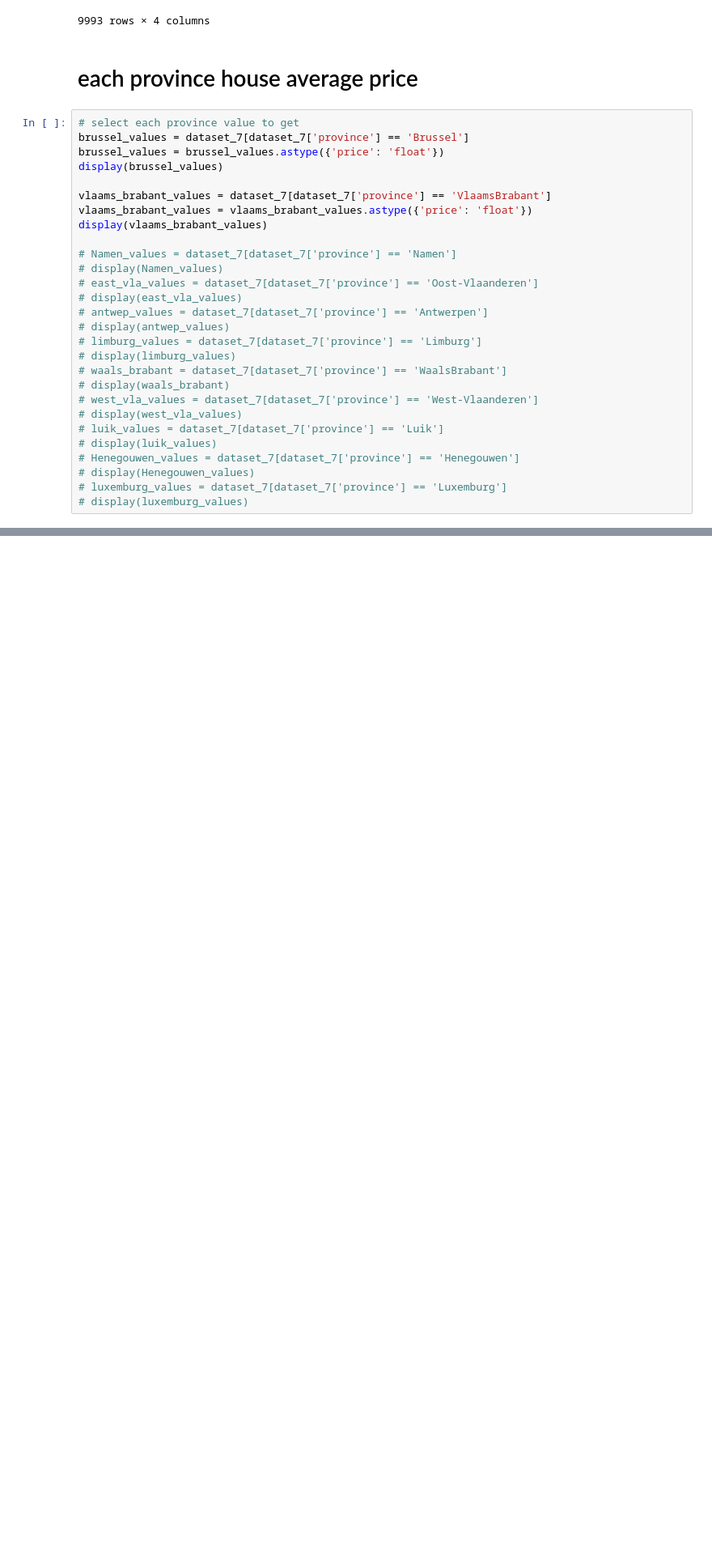
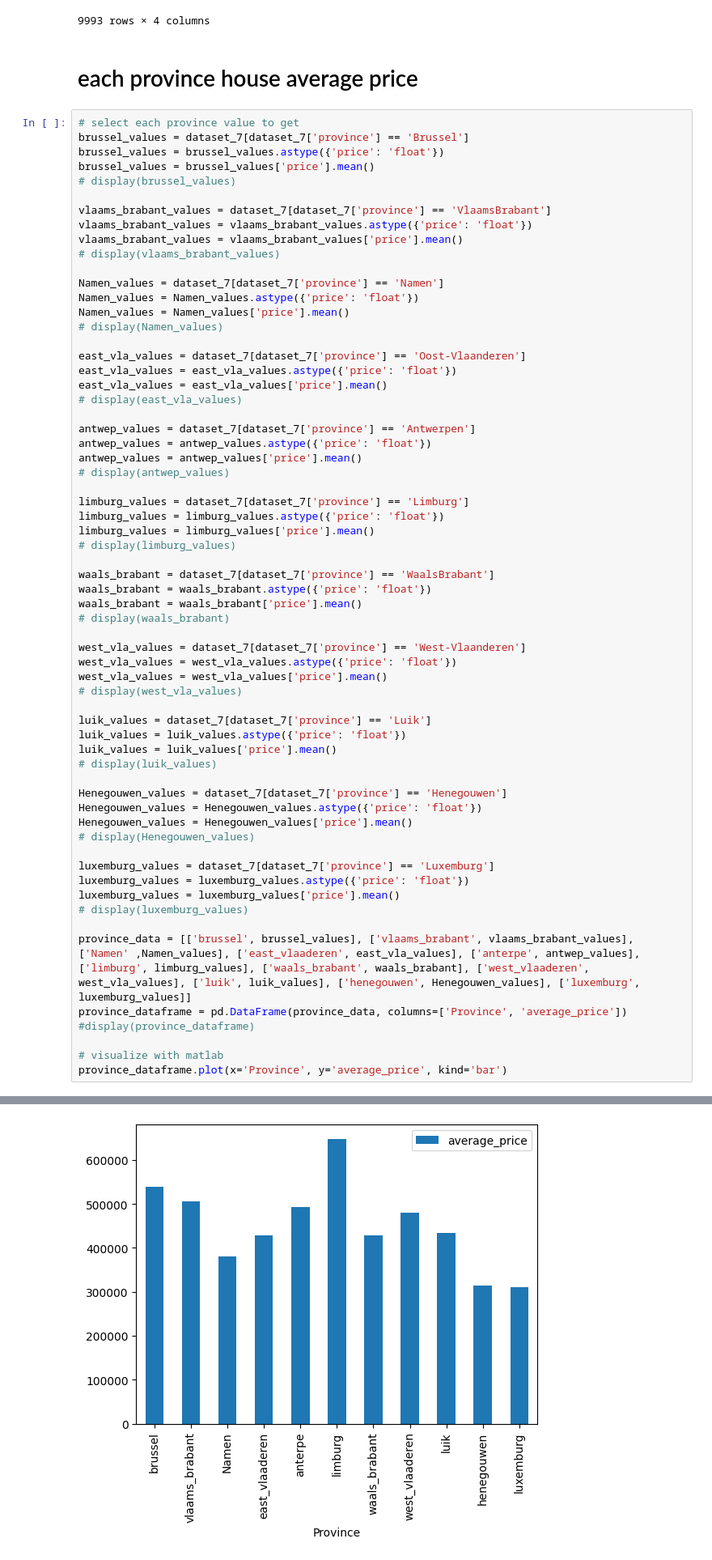
Before and after one commit to duckduckyaya/real-estate-price-prediction, a Jupyter notebook: data-acquisition/cleaning-data.ipynb, the cells around one changed output, grey strips where cells are left out. Shown at 81% size. Drawn from its saved outputs; the diff is of its cells as text; blank space fills up the shorter version.

Commit message:
got one visualized bar, price looks weired needs double check

```diff
--- a/data-acquisition/cleaning-data.ipynb
+++ b/data-acquisition/cleaning-data.ipynb
@@ -152,28 +153,63 @@ display(dataset_7)
 # select each province value to get
 brussel_values = dataset_7[dataset_7['province'] == 'Brussel']
 brussel_values = brussel_values.astype({'price': 'float'})
-display(brussel_values)
+brussel_values = brussel_values['price'].mean()
+# display(brussel_values)
 
 vlaams_brabant_values = dataset_7[dataset_7['province'] == 'VlaamsBrabant']
 vlaams_brabant_values = vlaams_brabant_values.astype({'price': 'float'})
-display(vlaams_brabant_values)
+vlaams_brabant_values = vlaams_brabant_values['price'].mean()
+# display(vlaams_brabant_values)
 
-# Namen_values = dataset_7[dataset_7['province'] == 'Namen']
+Namen_values = dataset_7[dataset_7['province'] == 'Namen']
+Namen_values = Namen_values.astype({'price': 'float'})
+Namen_values = Namen_values['price'].mean()
 # display(Namen_values)
-# east_vla_values = dataset_7[dataset_7['province'] == 'Oost-Vlaanderen']
+
+east_vla_values = dataset_7[dataset_7['province'] == 'Oost-Vlaanderen']
+east_vla_values = east_vla_values.astype({'price': 'float'})
+east_vla_values = east_vla_values['price'].mean()
 # display(east_vla_values)
-# antwep_values = dataset_7[dataset_7['province'] == 'Antwerpen']
+
+antwep_values = dataset_7[dataset_7['province'] == 'Antwerpen']
+antwep_values = antwep_values.astype({'price': 'float'})
+antwep_values = antwep_values['price'].mean()
 # display(antwep_values)
-# limburg_values = dataset_7[dataset_7['province'] == 'Limburg']
+
+limburg_values = dataset_7[dataset_7['province'] == 'Limburg']
+limburg_values = limburg_values.astype({'price': 'float'})
+limburg_values = limburg_values['price'].mean()
 # display(limburg_values)
-# waals_brabant = dataset_7[dataset_7['province'] == 'WaalsBrabant']
+
+waals_brabant = dataset_7[dataset_7['province'] == 'WaalsBrabant']
+waals_brabant = waals_brabant.astype({'price': 'float'})
+waals_brabant = waals_brabant['price'].mean()
 # display(waals_brabant)
-# west_vla_values = dataset_7[dataset_7['province'] == 'West-Vlaanderen']
+
+west_vla_values = dataset_7[dataset_7['province'] == 'West-Vlaanderen']
+west_vla_values = west_vla_values.astype({'price': 'float'})
+west_vla_values = west_vla_values['price'].mean()
 # display(west_vla_values)
-# luik_values = dataset_7[dataset_7['province'] == 'Luik']
+
+luik_values = dataset_7[dataset_7['province'] == 'Luik']
+luik_values = luik_values.astype({'price': 'float'})
+luik_values = luik_values['price'].mean()
 # display(luik_values)
-# Henegouwen_values = dataset_7[dataset_7['province'] == 'Henegouwen']
+
+Henegouwen_values = dataset_7[dataset_7['province'] == 'Henegouwen']
+Henegouwen_values = Henegouwen_values.astype({'price': 'float'})
+Henegouwen_values = Henegouwen_values['price'].mean()
 # display(Henegouwen_values)
-# luxemburg_values = dataset_7[dataset_7['province'] == 'Luxemburg']
+
+luxemburg_values = dataset_7[dataset_7['province'] == 'Luxemburg']
+luxemburg_values = luxemburg_values.astype({'price': 'float'})
+luxemburg_values = luxemburg_values['price'].mean()
 # display(luxemburg_values)
+
+province_data = [['brussel', brussel_values], ['vlaams_brabant', vlaams_brabant_values], ['Namen' ,Namen_values], ['east_vlaaderen', east_vla_values], ['anterpe', antwep_values], ['limburg', limburg_values], ['waals_brabant', waals_brabant], ['west_vlaaderen', west_vla_values], ['luik', luik_values], ['henegouwen', Henegouwen_values], ['luxemburg', luxemburg_values]]
+province_dataframe = pd.DataFrame(province_data, columns=['Province', 'average_price'])
+#display(province_dataframe)
+
+# visualize with matlab
+province_dataframe.plot(x='Province', y='average_price', kind='bar')
 # %% [output]
@@ -206,2 +217,3 @@ display(vlaams_brabant_values)
+[figure, added]
 # %% [markdown]
 # number of high EPC level house in different regions
```
Also changed, not shown: parts of 2 cells of this notebook.
